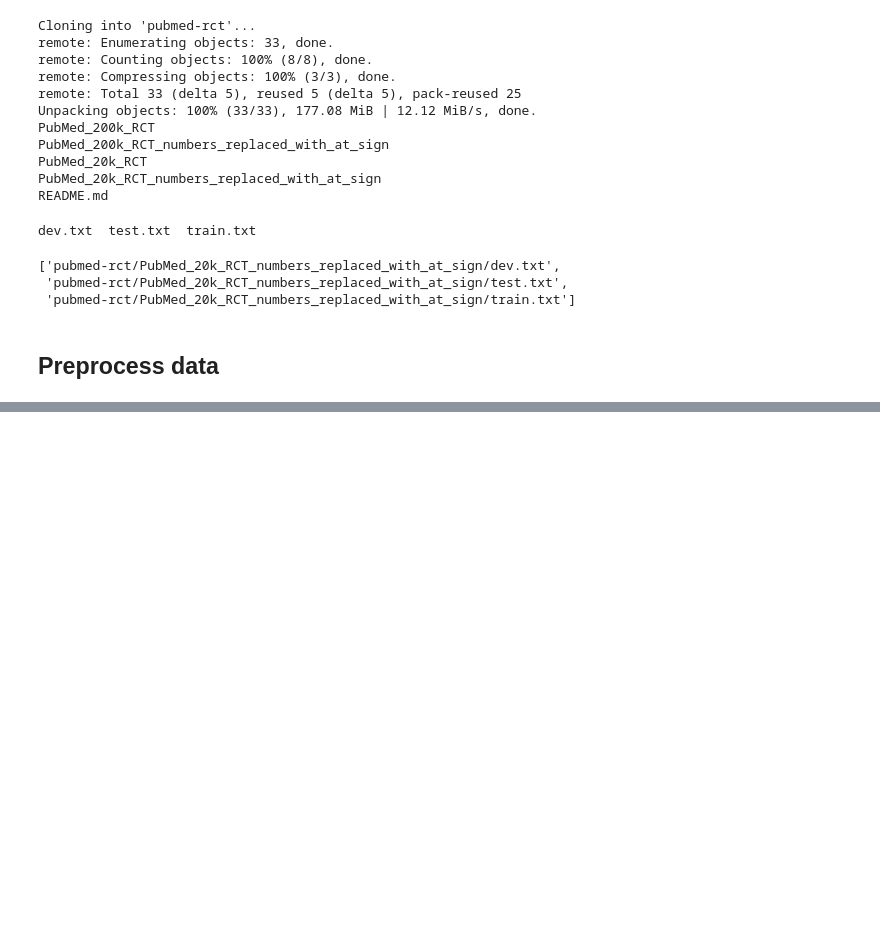
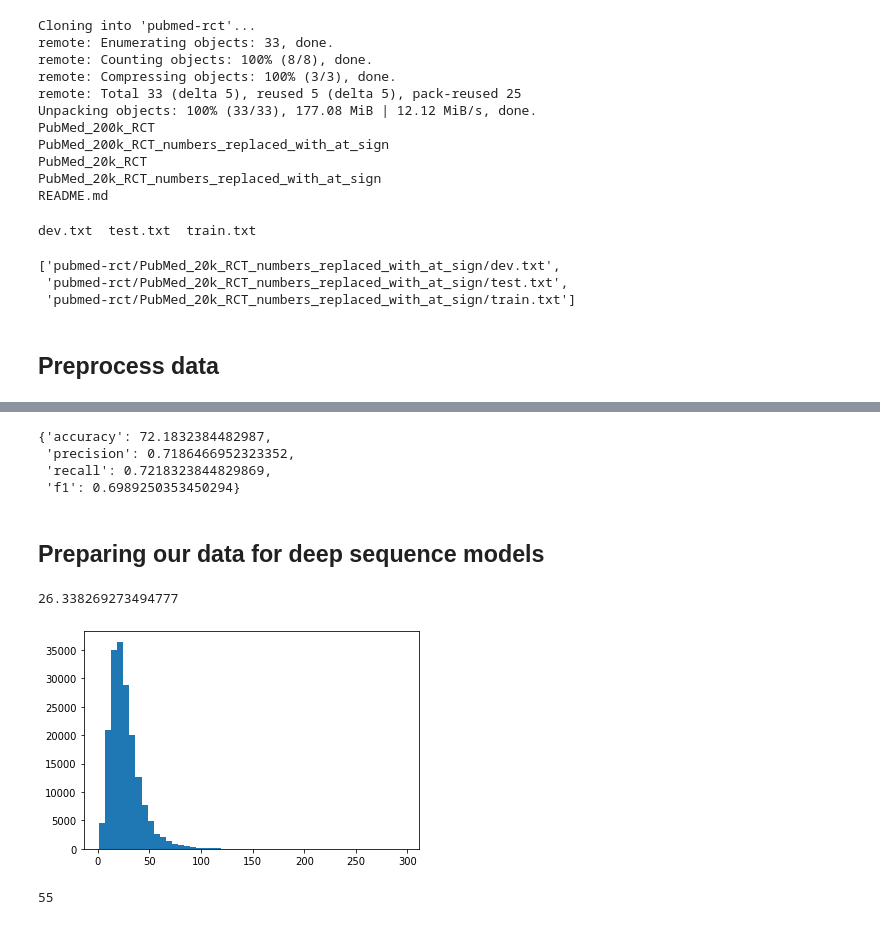
Before and after one commit to alexandre-pinon/skimlit, a Jupyter notebook: skimlit.ipynb, the cells around one changed output, grey strips where cells are left out. Drawn from its saved outputs; the diff is of its cells as text; code cells hidden in the pictures; blank space fills up the shorter version.

```diff
--- a/skimlit.ipynb
+++ b/skimlit.ipynb
@@ -46,0 +222,6 @@ filenames
+# %%
+# Convert abstract text lines into lists
+train_sentences = train_df["text"].tolist()
+val_sentences = val_df["text"].tolist()
+test_sentences = test_df["text"].tolist()
+len(train_sentences), len(val_sentences), len(test_sentences)
@@ -46,0 +337,12 @@ filenames
+# %%
+# Calculate baseline results
+baseline_results = calculate_results(y_true=val_labels_encoded,
+                                     y_pred=baseline_preds)
+baseline_results
+# %% [output]
+{'accuracy': 72.1832384482987,
+ 'precision': 0.7186466952323352,
+ 'recall': 0.7218323844829869,
+ 'f1': 0.6989250353450294}
+# %% [markdown]
+## Preparing our data for deep sequence models
@@ -46,0 +353,19 @@ filenames
+# %%
+# How long is each sentence on average?
+sent_lens = [len(sentence.split()) for sentence in train_sentences]
+avg_sent_len = np.mean(sent_lens)
+avg_sent_len # return average sentence length (in tokens)
+# %% [output]
+26.338269273494777
+# %%
+# What's the distribution look like?
+import matplotlib.pyplot as plt
+plt.hist(sent_lens, bins=50);
+# %% [output]
+[figure, added]
+# %%
+# How long of a sentence covers 95% of the lengths?
+output_seq_len = int(np.percentile(sent_lens, 95))
+output_seq_len
+# %% [output]
+55
```
Also changed, not shown: parts of 28 cells of this notebook, 1 other file.
